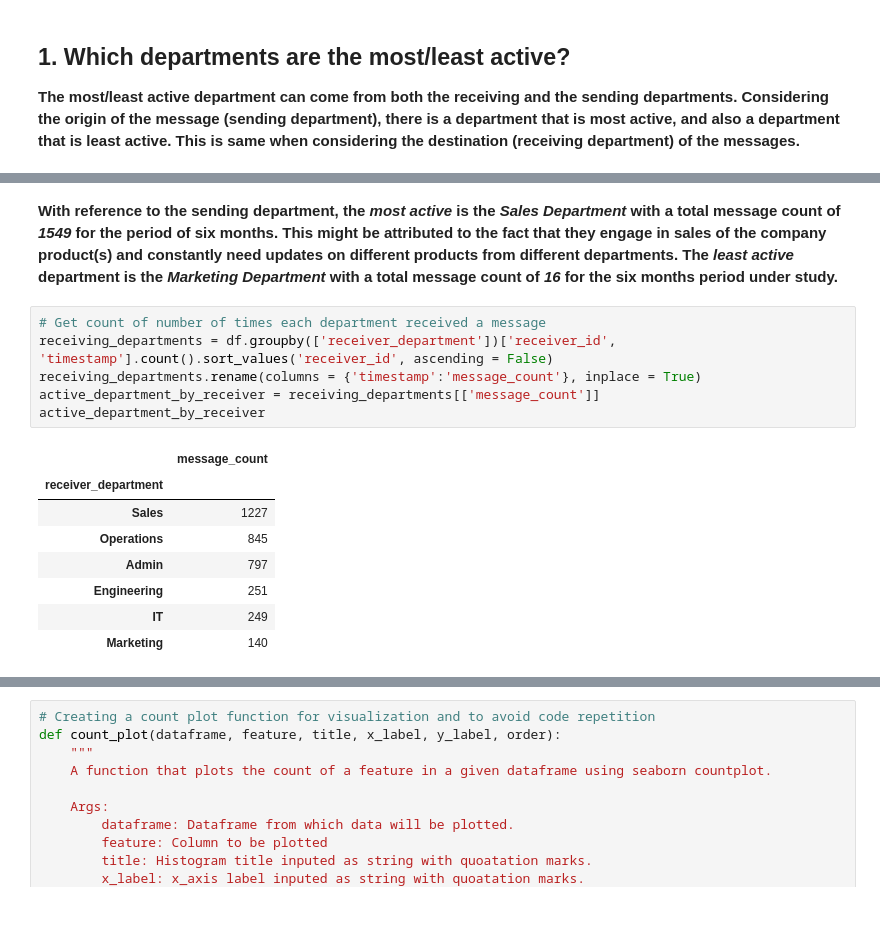
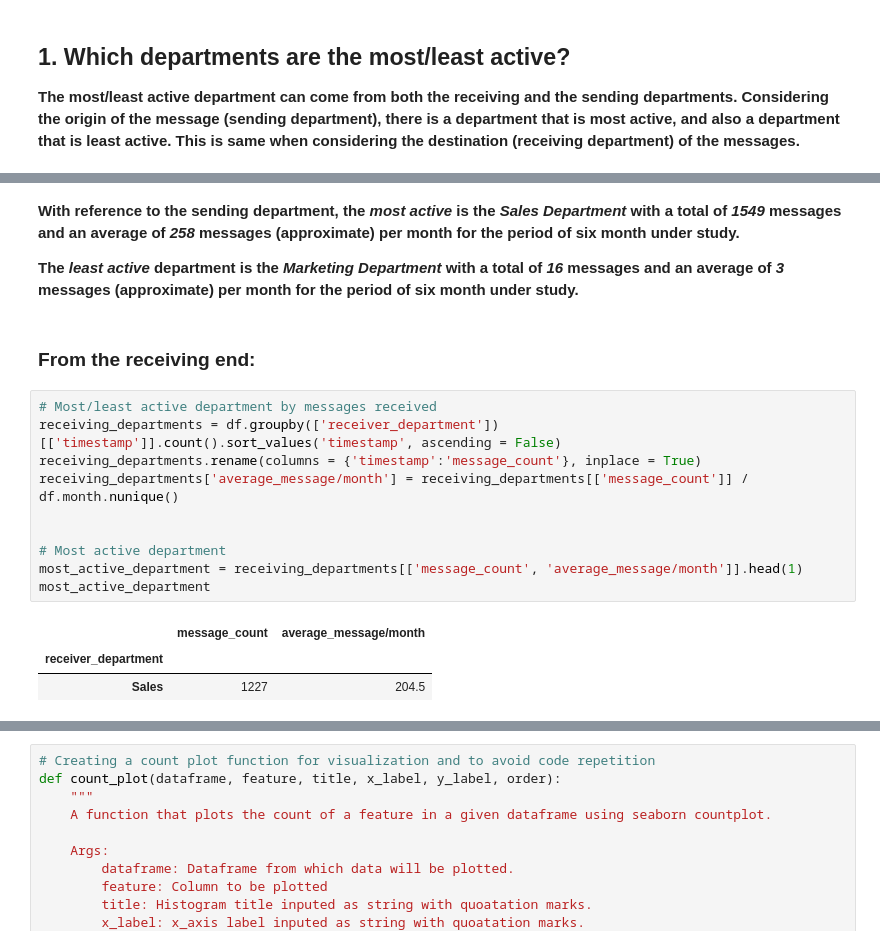
Before and after one commit to Merci93/Improving-Collaboaration-in-the-Workplace, a Jupyter notebook: notebook_using_networkx.ipynb, the cells around one changed output, grey strips where cells are left out. Saved outputs shown, nothing was run; the diff lists cells and outputs as text; blank space fills up the shorter version.

```diff
--- a/notebook_using_networkx.ipynb
+++ b/notebook_using_networkx.ipynb
@@ -231,17 +261,20 @@ active_department_by_sender
 # %% [markdown]
-**With reference to the sending department, the _most active_ is the _Sales Department_ with a total message count of _1549_ for the period of six months. This might be attributed to the fact that they engage in sales of the company product(s) and constantly need updates on different products from different departments. The _least active_ department is the _Marketing Department_ with a total message count of _16_ for the six months period under study.**
+**With reference to the sending department, the _most active_ is the _Sales Department_ with a total of _1549_ messages and an average of _258_ messages (approximate) per month for the period of six month under study.**
+
+**The _least active_ department is the _Marketing Department_ with a total of _16_ messages and an average of _3_ messages (approximate) per month for the period of six month under study.**
+# %% [markdown]
+### From the receiving end:
 # %%
-# Get count of number of times each department received a message
-receiving_departments = df.groupby(['receiver_department'])['receiver_id', 'timestamp'].count().sort_values('receiver_id', ascending = False)
+# Most/least active department by messages received
+receiving_departments = df.groupby(['receiver_department'])[['timestamp']].count().sort_values('timestamp', ascending = False)
 receiving_departments.rename(columns = {'timestamp':'message_count'}, inplace = True)
-active_department_by_receiver = receiving_departments[['message_count']]
-active_department_by_receiver
+receiving_departments['average_message/month'] = receiving_departments[['message_count']] / df.month.nunique()
+
+
+# Most active department
+most_active_department = receiving_departments[['message_count', 'average_message/month']].head(1)
+most_active_department
 # %% [output]
-|  | message_count |
-| receiver_department |  |
-| Sales | 1227 |
-| Operations | 845 |
-| Admin | 797 |
-| Engineering | 251 |
-| IT | 249 |
-| Marketing | 140 |
+|  | message_count | average_message/month |
+| receiver_department |  |  |
+| Sales | 1227 | 204.5 |
```
Also changed, not shown: parts of 22 cells of this notebook.
